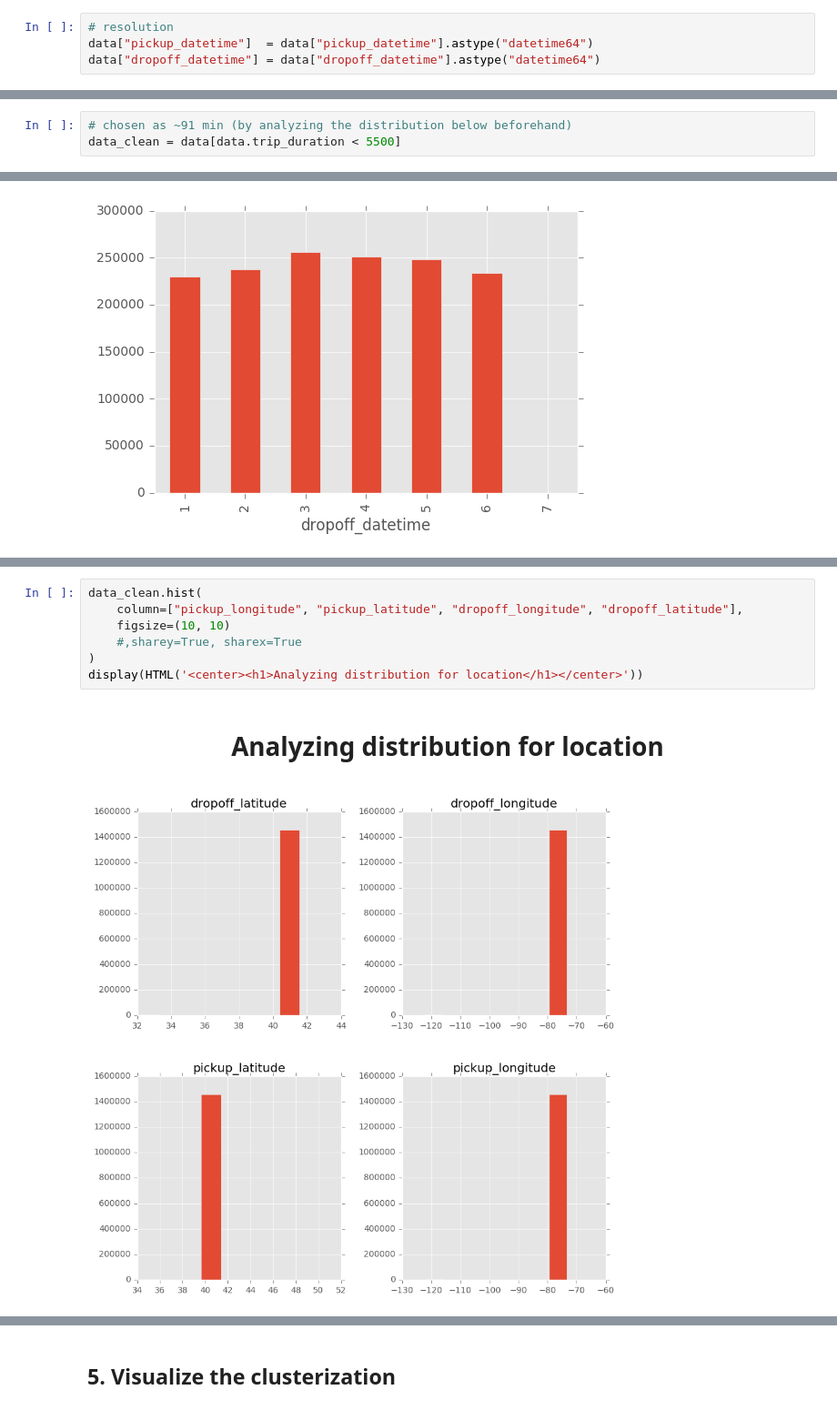
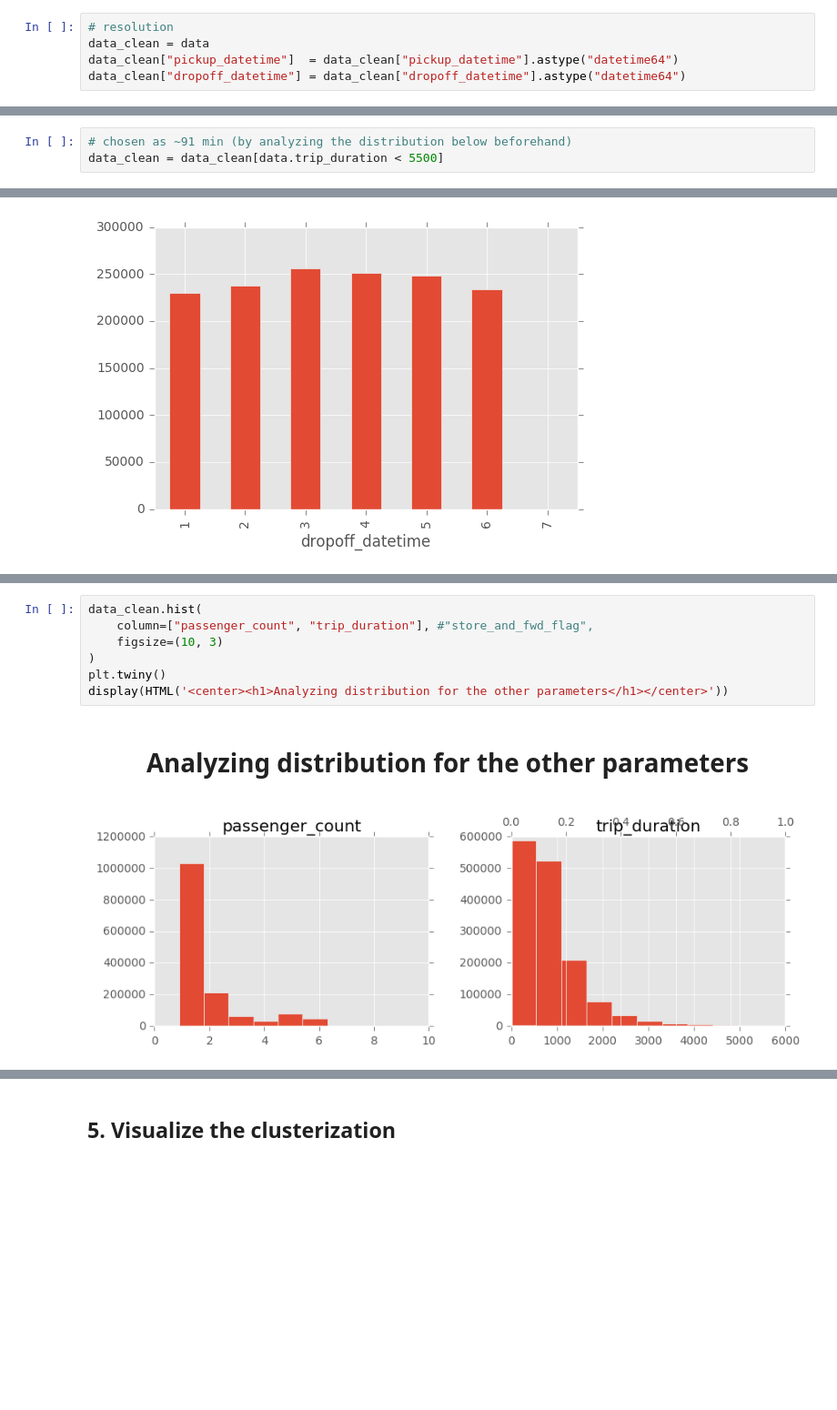
Before and after one commit to xR86/ml-stuff, a Jupyter notebook: kaggle/nyc-taxi-trip-duration/PrimerStatistics.ipynb, the cells around one changed output, grey strips where cells are left out. Shown: that part at 91% size. Drawn from its saved outputs; the diff is of its cells as text; blank space fills up the shorter version.

```diff
--- a/kaggle/nyc-taxi-trip-duration/PrimerStatistics.ipynb
+++ b/kaggle/nyc-taxi-trip-duration/PrimerStatistics.ipynb
@@ -117,13 +118,14 @@ passenger_count:    int64
 trip_duration:      int64
 # %%
 # resolution
-data["pickup_datetime"]  = data["pickup_datetime"].astype("datetime64")
-data["dropoff_datetime"] = data["dropoff_datetime"].astype("datetime64")
+data_clean = data
+data_clean["pickup_datetime"]  = data_clean["pickup_datetime"].astype("datetime64")
+data_clean["dropoff_datetime"] = data_clean["dropoff_datetime"].astype("datetime64")
 # %% [markdown]
 Prune outliers (similar approaches: trimming or [winsorizing](https://en.wikipedia.org/wiki/Winsorizing) data)
 # %%
 # chosen as ~91 min (by analyzing the distribution below beforehand)
-data_clean = data[data.trip_duration < 5500]
+data_clean = data_clean[data.trip_duration < 5500]
 # %% [markdown]
 ## 4. Data analysis - distributions
 # %%
@@ -141,10 +170,10 @@ data["dropoff_datetime"].groupby(data["dropoff_datetime"].dt.month).count().plot
 # %%
 data_clean.hist(
-    column=["pickup_longitude", "pickup_latitude", "dropoff_longitude", "dropoff_latitude"],
-    figsize=(10, 10)
-    #,sharey=True, sharex=True
+    column=["passenger_count", "trip_duration"], #"store_and_fwd_flag",
+    figsize=(10, 3)
 )
-display(HTML('<center><h1>Analyzing distribution for location</h1></center>'))
+plt.twiny()
+display(HTML('<center><h1>Analyzing distribution for the other parameters</h1></center>'))
 # %% [output]
-Analyzing distribution for location
+Analyzing distribution for the other parameters
-[figure, old version]
+[figure, new version]
```
Also changed, not shown: parts of 8 cells of this notebook.
